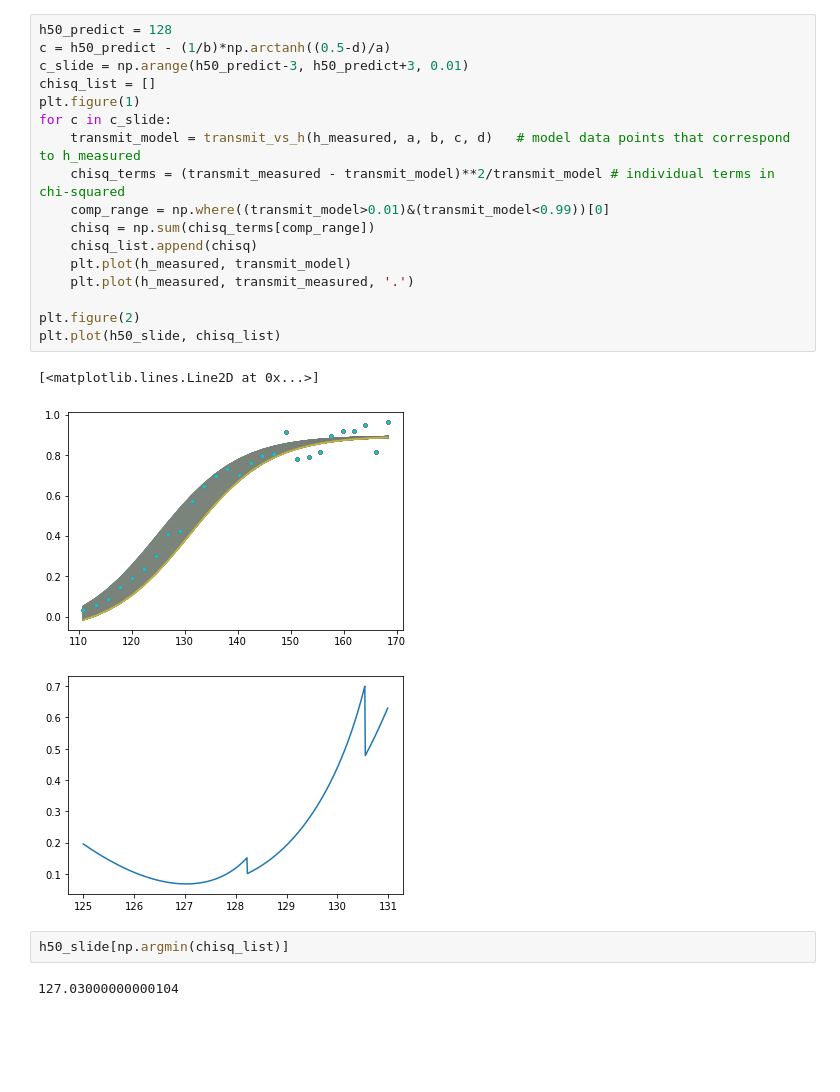
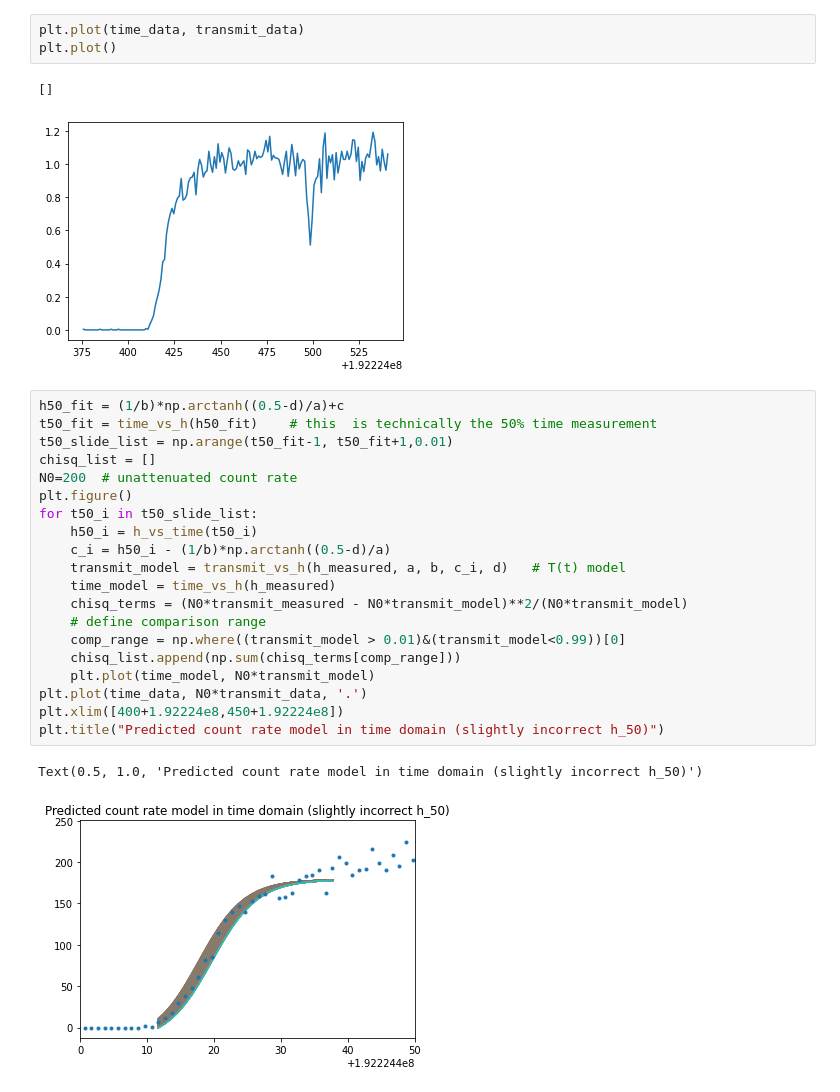
Before and after one commit to nruhl25/HorizonCrossings-project, a Jupyter notebook: HCNM2/DensityRetrieval/reconstruct_and_slide.ipynb, the cells around one changed output. Saved outputs shown, nothing was run; the diff lists cells and outputs as text; blank space fills up the shorter version.

Commit message:
added curve slide for RXTE crossings

```diff
--- a/HCNM2/DensityRetrieval/reconstruct_and_slide.ipynb
+++ b/HCNM2/DensityRetrieval/reconstruct_and_slide.ipynb
@@ -56,25 +65,29 @@ Reconstruct model with h50_predict. Note that the model could potentially go neg
+# %%
+plt.plot(time_data, transmit_data)
+plt.plot()
+# %% [output]
+[]
+[figure, added]
 # %%
-h50_predict = 128
-c = h50_predict - (1/b)*np.arctanh((0.5-d)/a)
-c_slide = np.arange(h50_predict-3, h50_predict+3, 0.01)
+h50_fit = (1/b)*np.arctanh((0.5-d)/a)+c
+t50_fit = time_vs_h(h50_fit)    # this  is technically the 50% time measurement
+t50_slide_list = np.arange(t50_fit-1, t50_fit+1,0.01)
 chisq_list = []
-plt.figure(1)
-for c in c_slide:
-    transmit_model = transmit_vs_h(h_measured, a, b, c, d)   # model data points that correspond to h_measured
-    chisq_terms = (transmit_measured - transmit_model)**2/transmit_model # individual terms in chi-squared
-    comp_range = np.where((transmit_model>0.01)&(transmit_model<0.99))[0]
-    chisq = np.sum(chisq_terms[comp_range])
-    chisq_list.append(chisq)
-    plt.plot(h_measured, transmit_model)
-    plt.plot(h_measured, transmit_measured, '.')
-
-plt.figure(2)
-plt.plot(h50_slide, chisq_list)
+N0=200  # unattenuated count rate
+plt.figure()
+for t50_i in t50_slide_list:
+    h50_i = h_vs_time(t50_i)
+    c_i = h50_i - (1/b)*np.arctanh((0.5-d)/a)
+    transmit_model = transmit_vs_h(h_measured, a, b, c_i, d)   # T(t) model
+    time_model = time_vs_h(h_measured)
+    chisq_terms = (N0*transmit_measured - N0*transmit_model)**2/(N0*transmit_model)
+    # define comparison range
+    comp_range = np.where((transmit_model > 0.01)&(transmit_model<0.99))[0]
+    chisq_list.append(np.sum(chisq_terms[comp_range]))
+    plt.plot(time_model, N0*transmit_model)
+plt.plot(time_data, N0*transmit_data, '.')
+plt.xlim([400+1.92224e8,450+1.92224e8])
+plt.title("Predicted count rate model in time domain (slightly incorrect h_50)")
 # %% [output]
-[<matplotlib.lines.Line2D at 0x...>]
+Text(0.5, 1.0, 'Predicted count rate model in time domain (slightly incorrect h_50)')
-[figure, old version]
+[figure, new version]
-[figure, removed]
-# %%
-h50_slide[np.argmin(chisq_list)]
-# %% [output]
-127.03000000000104
```
Also changed, not shown: parts of 6 cells of this notebook, 6 other files.
